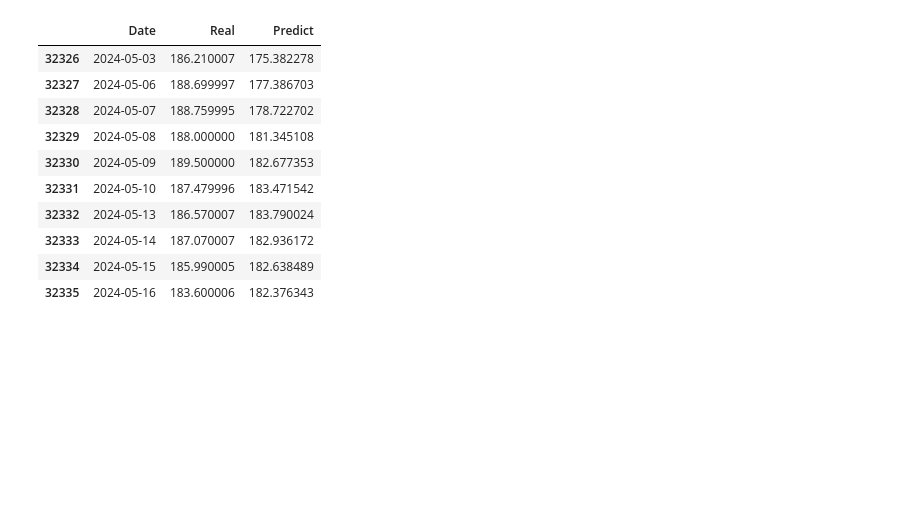
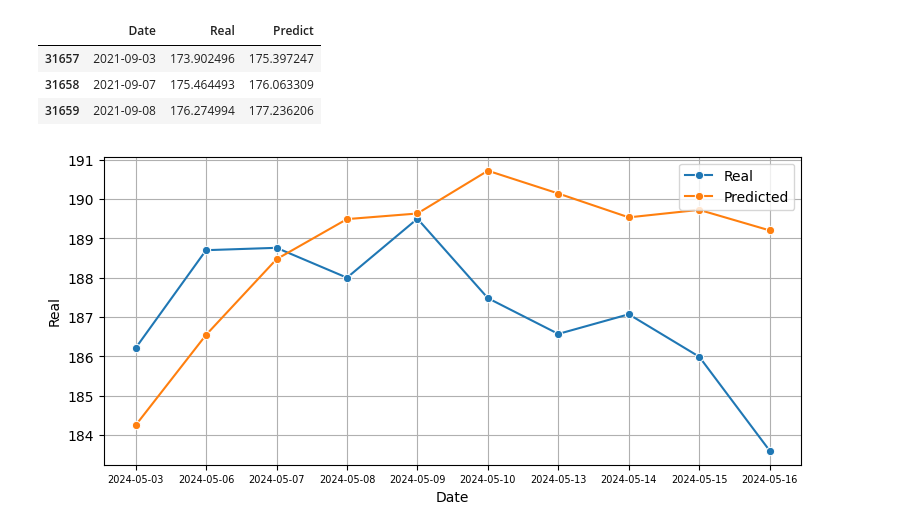
Before and after one commit to AllanMogley/Data-Flow, a Jupyter notebook: Part 1 - Download Data/01 - model_predictor.ipynb, the cells around one changed output. Drawn from its saved outputs; the diff is of its cells as text; code cells hidden in the pictures; blank space fills up the shorter version.

```diff
--- a/Part 1 - Download Data/01 - model_predictor.ipynb
+++ b/Part 1 - Download Data/01 - model_predictor.ipynb
@@ -26,7 +28,7 @@ def create_sequences(data, seq_length):
         labels.append(label)
     return np.array(sequences), np.array(labels)
 # %%
-seq_length = 5
+seq_length = 10
 n_samples = len(data_scaled)
 sequences, labels = create_sequences(data_scaled, seq_length)
 split = int(0.9 * len(sequences))
@@ -46,15 +48,36 @@ df_plot_lstm = pd.DataFrame({'Date': dates_test[:len(amazn)], 'Real': amazn_y.fl
 
 df_plot_lstm.tail(10)
 # df_plot_lstm.to_csv('AMAZON_2.csv')
-# %% [output]
-|  | Date | Real | Predict |
-| 32326 | 2024-05-03 | 186.210007 | 175.382278 |
-| 32327 | 2024-05-06 | 188.699997 | 177.386703 |
-| 32328 | 2024-05-07 | 188.759995 | 178.722702 |
-| 32329 | 2024-05-08 | 188.000000 | 181.345108 |
-| 32330 | 2024-05-09 | 189.500000 | 182.677353 |
-| 32331 | 2024-05-10 | 187.479996 | 183.471542 |
-| 32332 | 2024-05-13 | 186.570007 | 183.790024 |
-| 32333 | 2024-05-14 | 187.070007 | 182.936172 |
-| 32334 | 2024-05-15 | 185.990005 | 182.638489 |
-| 32335 | 2024-05-16 | 183.600006 | 182.376343 |
+# %%
+signals = df_plot_lstm.copy()
+# signals.head(3)
+# %% [output]
+|  | Date | Real | Predict |
+| 31657 | 2021-09-03 | 173.902496 | 175.397247 |
+| 31658 | 2021-09-07 | 175.464493 | 176.063309 |
+| 31659 | 2021-09-08 | 176.274994 | 177.236206 |
+# %%
+plt.figure(figsize = (9, 4))
+
+sns.lineplot(
+    data = signals[-10:],
+    x = 'Date',
+    y = 'Real',
+    marker = 'o',
+    label = 'Real'
+)
+
+# Second line
+sns.lineplot(
+    data = signals[-10:],
+    x = 'Date',
+    y = 'Predict',
+    marker = 'o',
+    label = 'Predicted'
+)
+
+plt.xticks(rotation = 0, fontsize = 7)
+plt.grid(True)
+plt.show()
+# %% [output]
+[figure, added]
```
Also changed, not shown: parts of 2 cells of this notebook.
